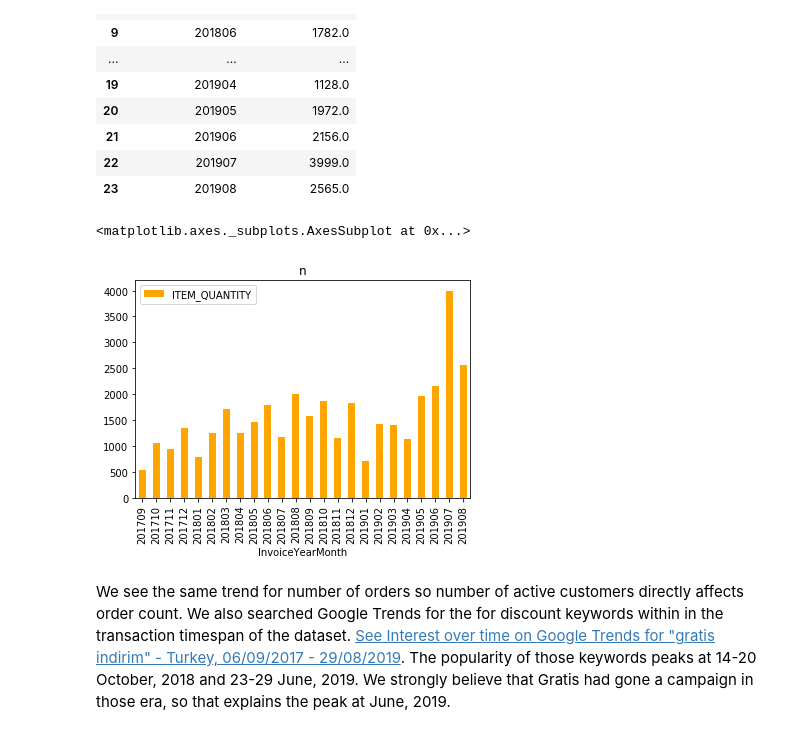
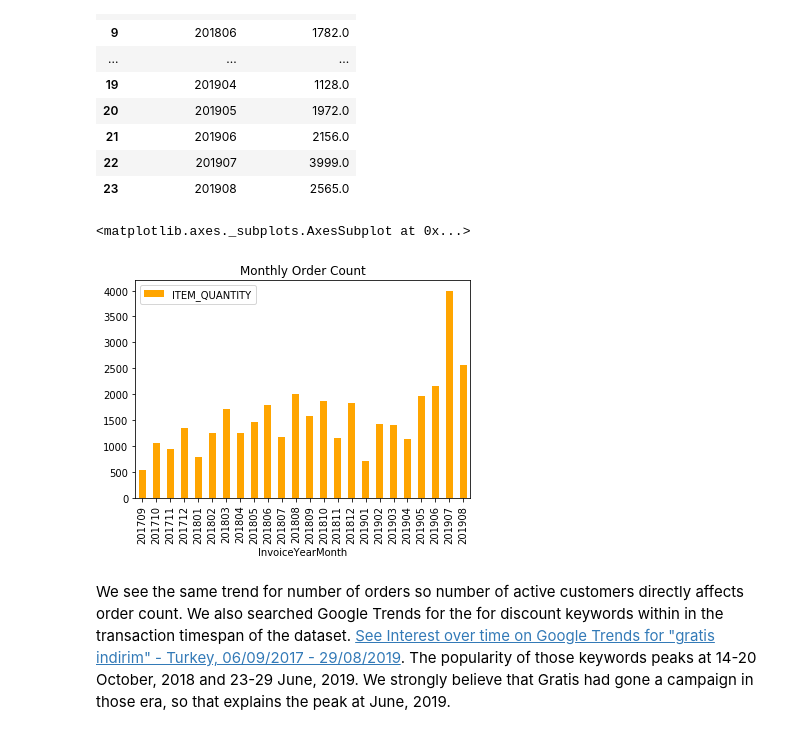
Before and after one commit to Bengisunz/CRM-Analytics, a Jupyter notebook: Gratis_DC.ipynb, the cells around one changed output. Cells and saved outputs as stored; diff of their text form; code cells hidden in the pictures.

```diff
--- a/Gratis_DC.ipynb
+++ b/Gratis_DC.ipynb
@@ -549,10 +550,10 @@ tx_monthly_sales
 | 23 | 201908 | 2565.0 |
 # %%
 tx_monthly_sales.plot(kind='bar', x = "InvoiceYearMonth", y = "ITEM_QUANTITY",
-                       color ="orange", title = "n")
+                       color ="orange", title = "Monthly Order Count")
 # %% [output]
 <matplotlib.axes._subplots.AxesSubplot at 0x...>
-[figure, old version]
+[figure, new version]
 # %% [markdown]
 We see the same trend for number of orders so number of active customers directly affects order count.
 We also searched Google Trends for the for discount keywords within in the transaction timespan of the dataset.
```
Also changed, not shown: parts of 13 cells of this notebook.
